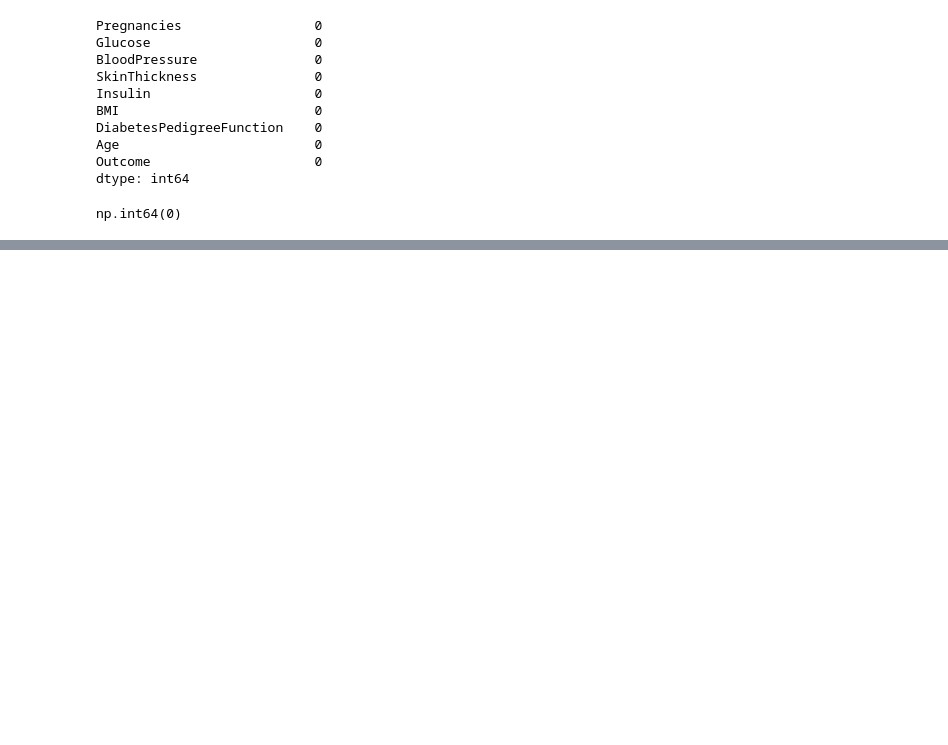
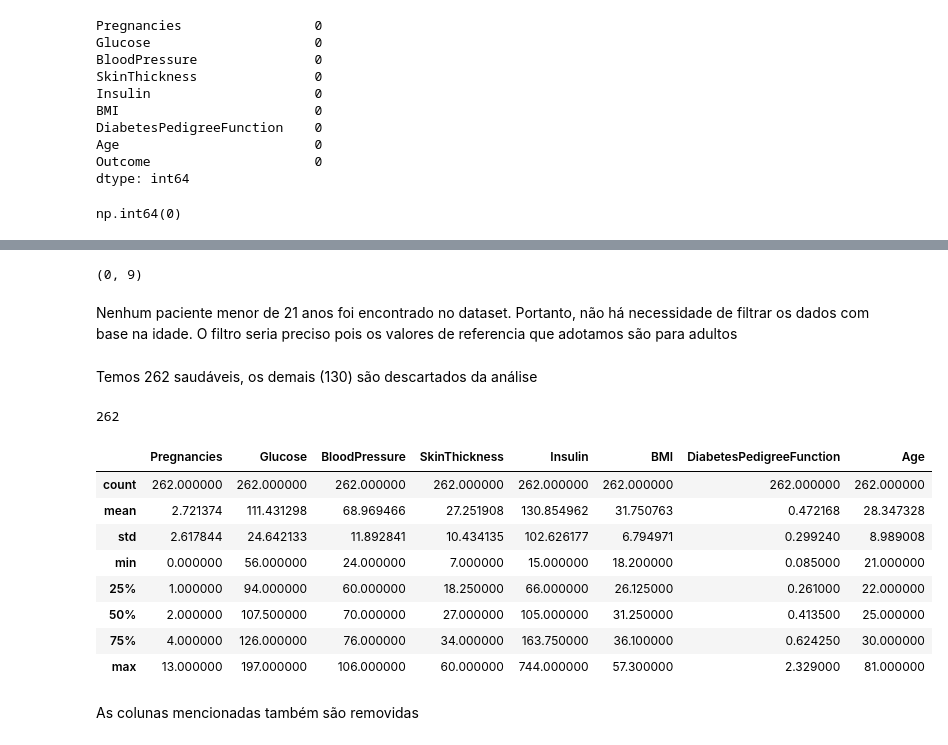
Before and after one commit to ArthurCordeiro-exe/inference-statistic, a Jupyter notebook: análise exploratória.ipynb, the cells around one changed output, grey strips where cells are left out. Drawn from its saved outputs; the diff is of its cells as text; code cells hidden in the pictures; blank space fills up the shorter version.

```diff
--- a/análise exploratória.ipynb
+++ b/análise exploratória.ipynb
@@ -78,0 +135,28 @@ df.corr()
+# %%
+df[df['Age'] < 21].shape
+# %% [output]
+(0, 9)
+# %% [markdown]
+Nenhum paciente menor de 21 anos foi encontrado no dataset. Portanto, não há necessidade de filtrar os dados com base na idade. O filtro seria preciso pois os valores de referencia que adotamos são para adultos
+# %% [markdown]
+Temos 262 saudáveis, os demais (130) são descartados da análise
+# %%
+df = df[df['Outcome'] == 0]
+df.drop('Outcome', axis=1, inplace=True)
+df.shape[0]
+# %% [output]
+262
+# %%
+df.describe()
+# %% [output]
+|  | Pregnancies | Glucose | BloodPressure | SkinThickness | Insulin | BMI | DiabetesPedigreeFunction | Age |
+| count | 262.000000 | 262.000000 | 262.000000 | 262.000000 | 262.000000 | 262.000000 | 262.000000 | 262.000000 |
+| mean | 2.721374 | 111.431298 | 68.969466 | 27.251908 | 130.854962 | 31.750763 | 0.472168 | 28.347328 |
+| std | 2.617844 | 24.642133 | 11.892841 | 10.434135 | 102.626177 | 6.794971 | 0.299240 | 8.989008 |
+| min | 0.000000 | 56.000000 | 24.000000 | 7.000000 | 15.000000 | 18.200000 | 0.085000 | 21.000000 |
+| 25% | 1.000000 | 94.000000 | 60.000000 | 18.250000 | 66.000000 | 26.125000 | 0.261000 | 22.000000 |
+| 50% | 2.000000 | 107.500000 | 70.000000 | 27.000000 | 105.000000 | 31.250000 | 0.413500 | 25.000000 |
+| 75% | 4.000000 | 126.000000 | 76.000000 | 34.000000 | 163.750000 | 36.100000 | 0.624250 | 30.000000 |
+| max | 13.000000 | 197.000000 | 106.000000 | 60.000000 | 744.000000 | 57.300000 | 2.329000 | 81.000000 |
+# %% [markdown]
+As colunas mencionadas também são removidas
```
Also changed, not shown: parts of 22 cells of this notebook.
